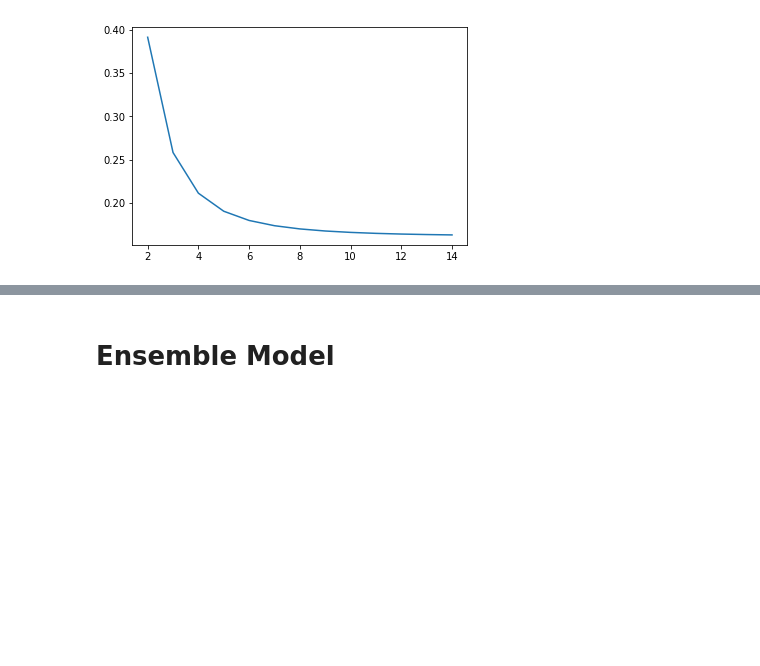
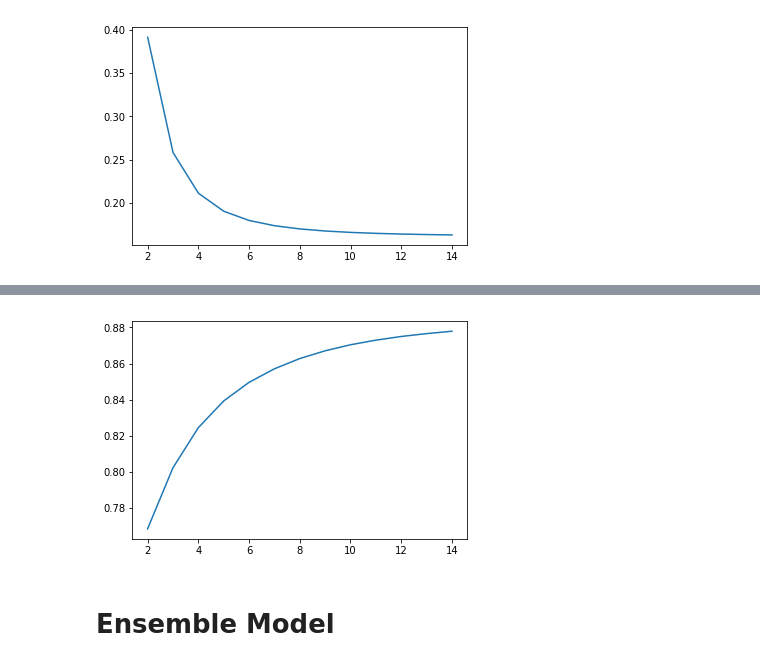
Before and after one commit to pranaydhariwal/CSCE-670-Playlist-Recommender-System, a Jupyter notebook: MusicRecommender.ipynb, the cells around one changed output, grey strips where cells are left out. Cells and saved outputs as stored; diff of their text form; code cells hidden in the pictures; blank space fills up the shorter version.

```diff
--- a/MusicRecommender.ipynb
+++ b/MusicRecommender.ipynb
@@ -426,3 +594,8 @@ plt.show()
+# %%
+plt.plot(np.array(krange),np.array(ndcg_vals_ncf))
+plt.show()
+# %% [output]
+[figure, added]
 # %% [markdown]
 # Ensemble Model
 # %%
```
Also changed, not shown: parts of 37 cells of this notebook.
